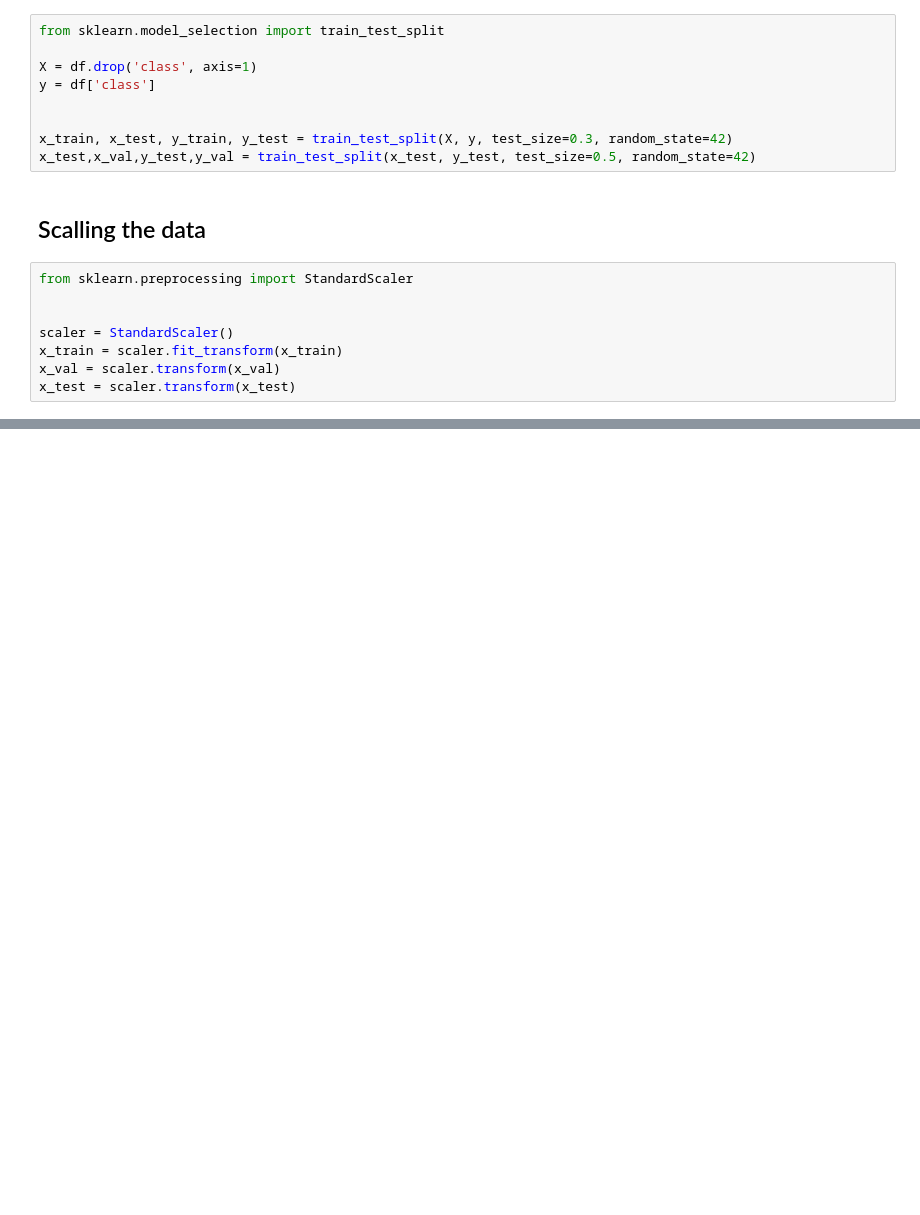
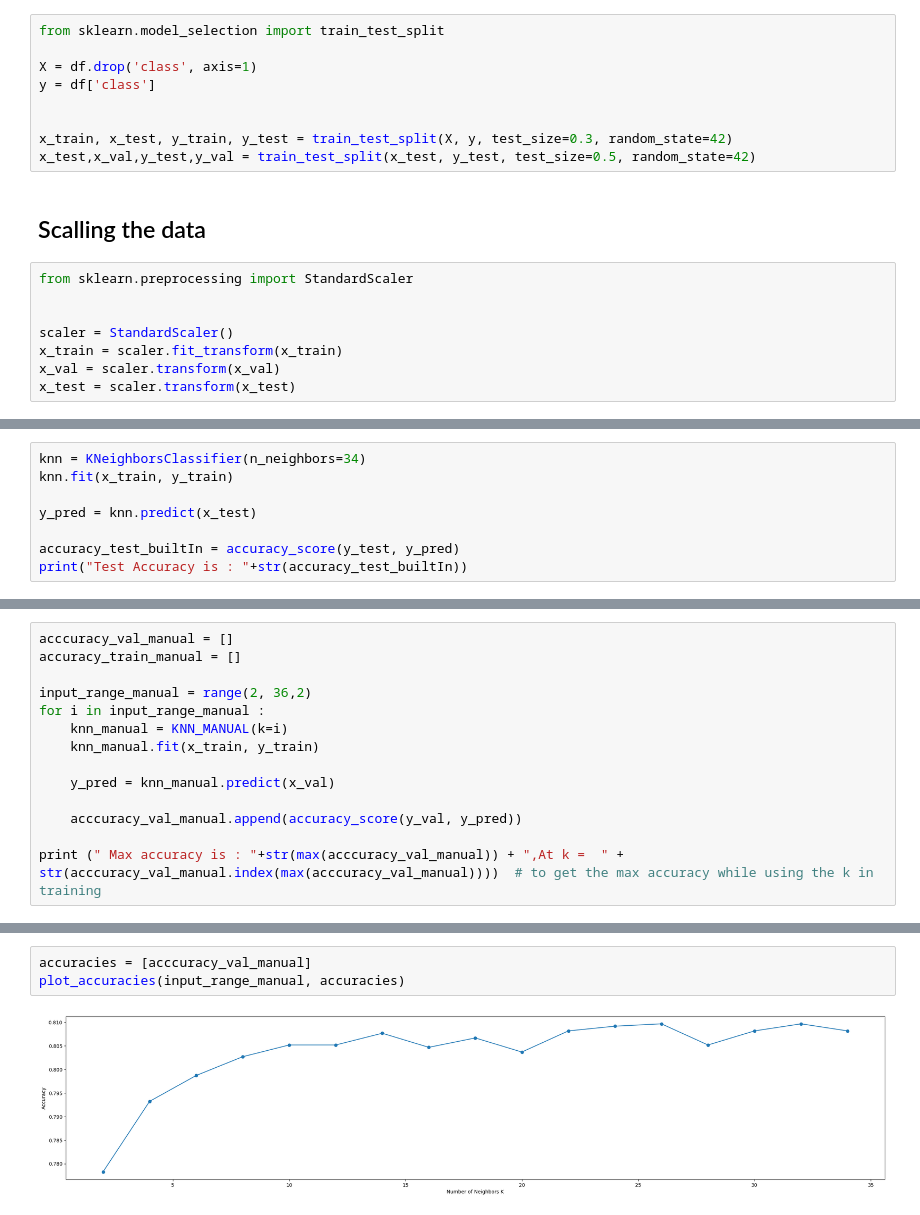
Before and after one commit to abdelrahman7124/KNN-, a Jupyter notebook: knn-skit.ipynb, the cells around one changed output, grey strips where cells are left out. Saved outputs shown, nothing was run; the diff lists cells and outputs as text; blank space fills up the shorter version.

```diff
--- a/knn-skit.ipynb
+++ b/knn-skit.ipynb
@@ -209,0 +150,8 @@ So we choose 7 as it has high validation accuracy as well as high training accur
+# %%
+knn = KNeighborsClassifier(n_neighbors=34)
+knn.fit(x_train, y_train)
+
+y_pred = knn.predict(x_test)
+
+accuracy_test_builtIn = accuracy_score(y_test, y_pred)
+print("Test Accuracy is : "+str(accuracy_test_builtIn))
@@ -209,0 +164,14 @@ So we choose 7 as it has high validation accuracy as well as high training accur
+# %%
+acccuracy_val_manual = []
+accuracy_train_manual = []
+
+input_range_manual = range(2, 36,2)
+for i in input_range_manual :
+    knn_manual = KNN_MANUAL(k=i)
+    knn_manual.fit(x_train, y_train)
+
+    y_pred = knn_manual.predict(x_val)
+
+    acccuracy_val_manual.append(accuracy_score(y_val, y_pred))
+
+print (" Max accuracy is : "+str(max(acccuracy_val_manual)) + ",At k =  " + str(acccuracy_val_manual.index(max(acccuracy_val_manual))))  # to get the max accuracy while using the k in training
@@ -209,0 +189,5 @@ So we choose 7 as it has high validation accuracy as well as high training accur
+# %%
+accuracies = [acccuracy_val_manual]
+plot_accuracies(input_range_manual, accuracies)
+# %% [output]
+[figure, added]
```
Also changed, not shown: parts of 29 cells of this notebook.
